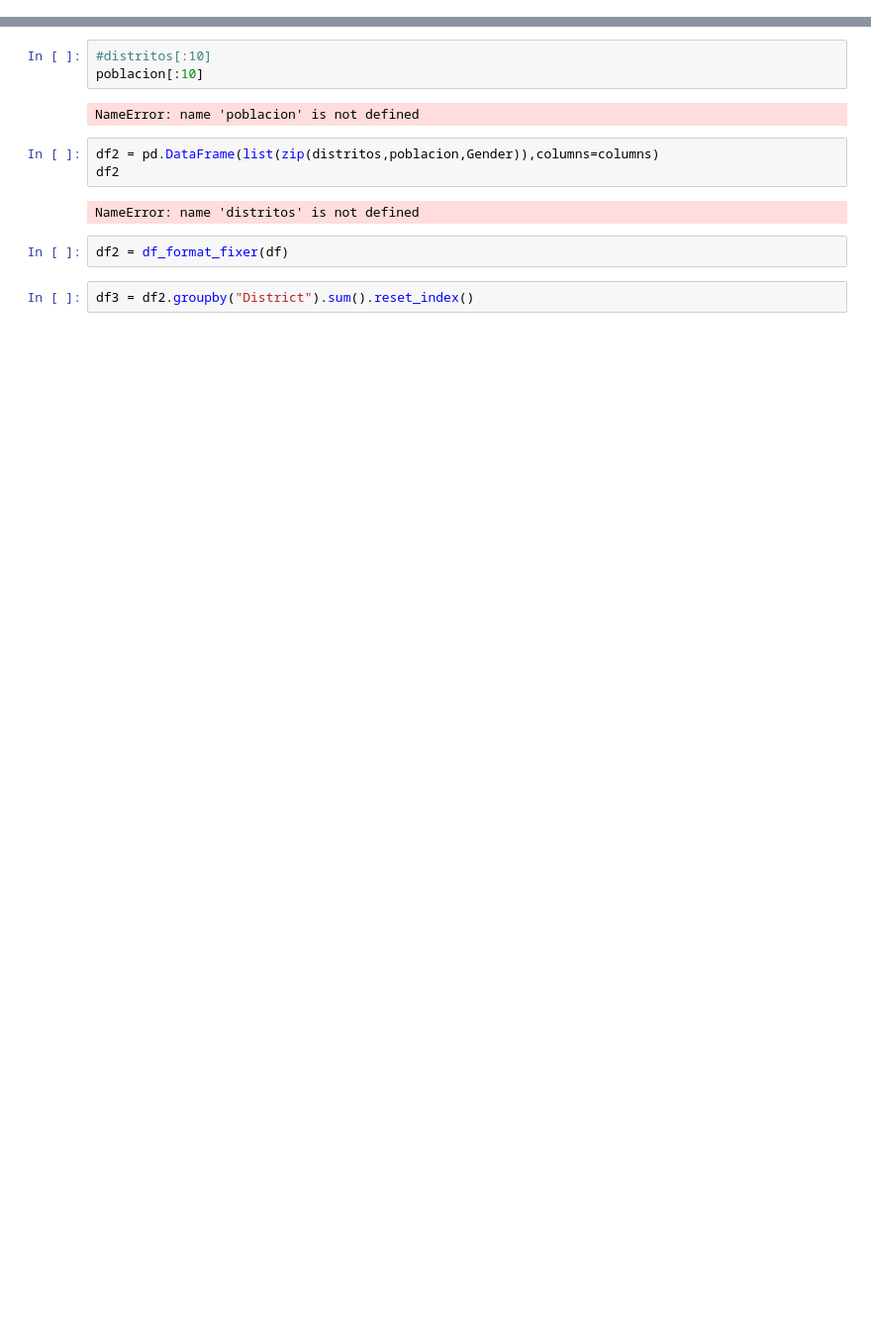
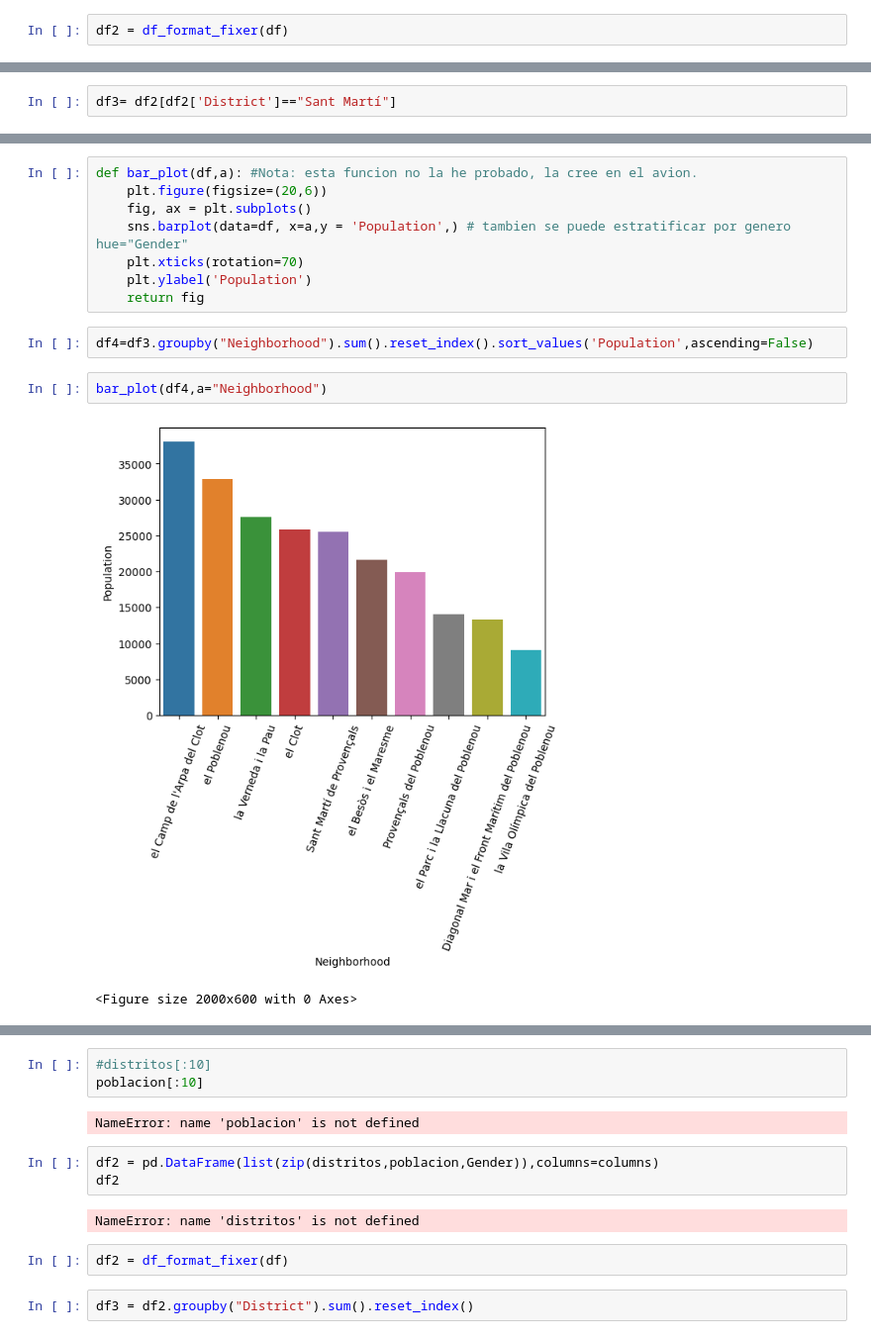
Before and after one commit to luism1988/Barcelona_dashboard, a Jupyter notebook: streamlit/pruebas.ipynb, the cells around one changed output, grey strips where cells are left out. Shown: that part at 99% size. Drawn from its saved outputs; the diff is of its cells as text; blank space fills up the shorter version.

```diff
--- a/streamlit/pruebas.ipynb
+++ b/streamlit/pruebas.ipynb
@@ -38 +41,3 @@ def df_format_fixer(df):
     return df_fixed
+# %%
+df2 = df_format_fixer(df)
@@ -38,0 +60,2 @@ def df_format_fixer(df):
+# %%
+df3= df2[df2['District']=="Sant Martí"]
@@ -38,0 +75,15 @@ def df_format_fixer(df):
+# %%
+def bar_plot(df,a): #Nota: esta funcion no la he probado, la cree en el avion.
+    plt.figure(figsize=(20,6))
+    fig, ax = plt.subplots()
+    sns.barplot(data=df, x=a,y = 'Population',) # tambien se puede estratificar por genero hue="Gender"
+    plt.xticks(rotation=70)
+    plt.ylabel('Population')
+    return fig
+# %%
+df4=df3.groupby("Neighborhood").sum().reset_index().sort_values('Population',ascending=False)
+# %%
+bar_plot(df4,a="Neighborhood")
+# %% [output]
+[figure, added]
+<Figure size 2000x600 with 0 Axes>
```
Also changed, not shown: parts of 7 cells of this notebook, 9 other files.
